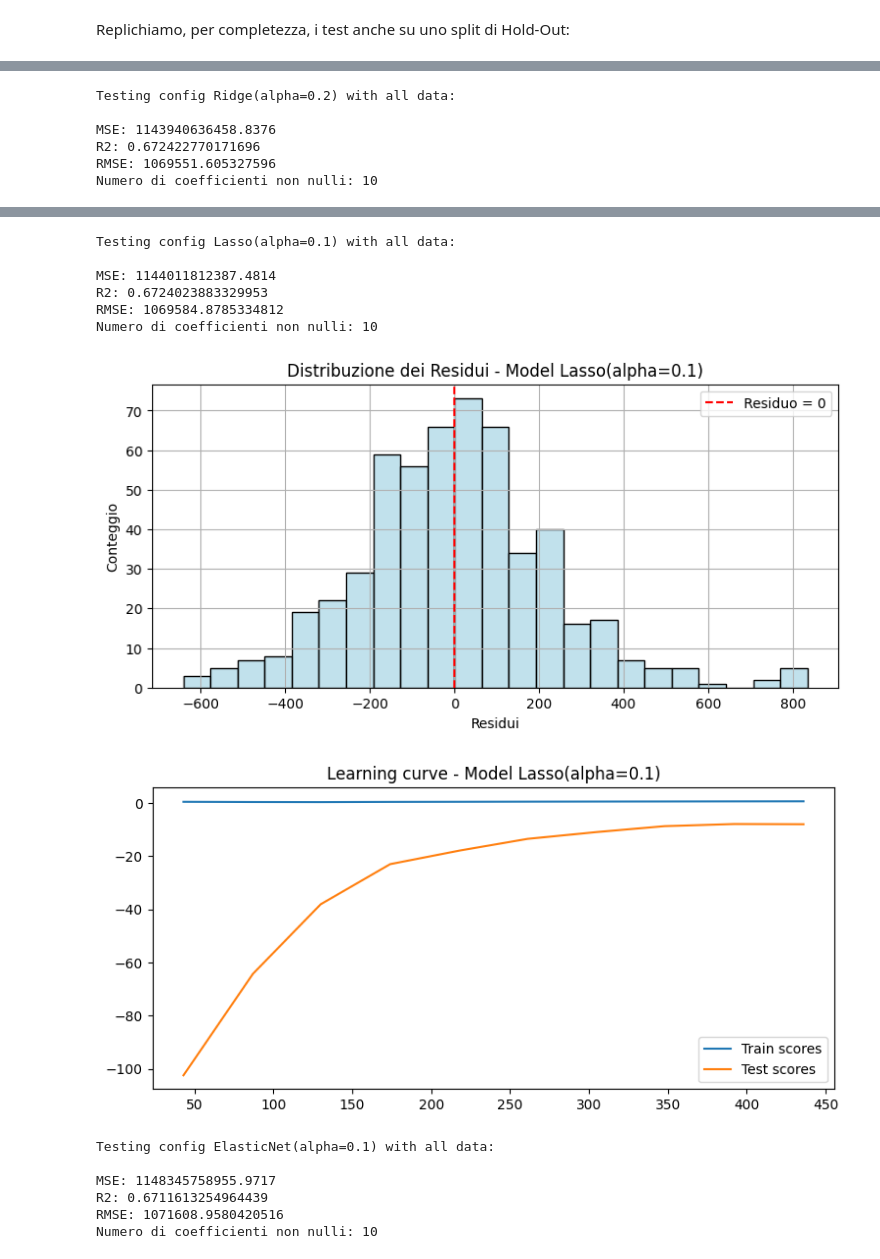
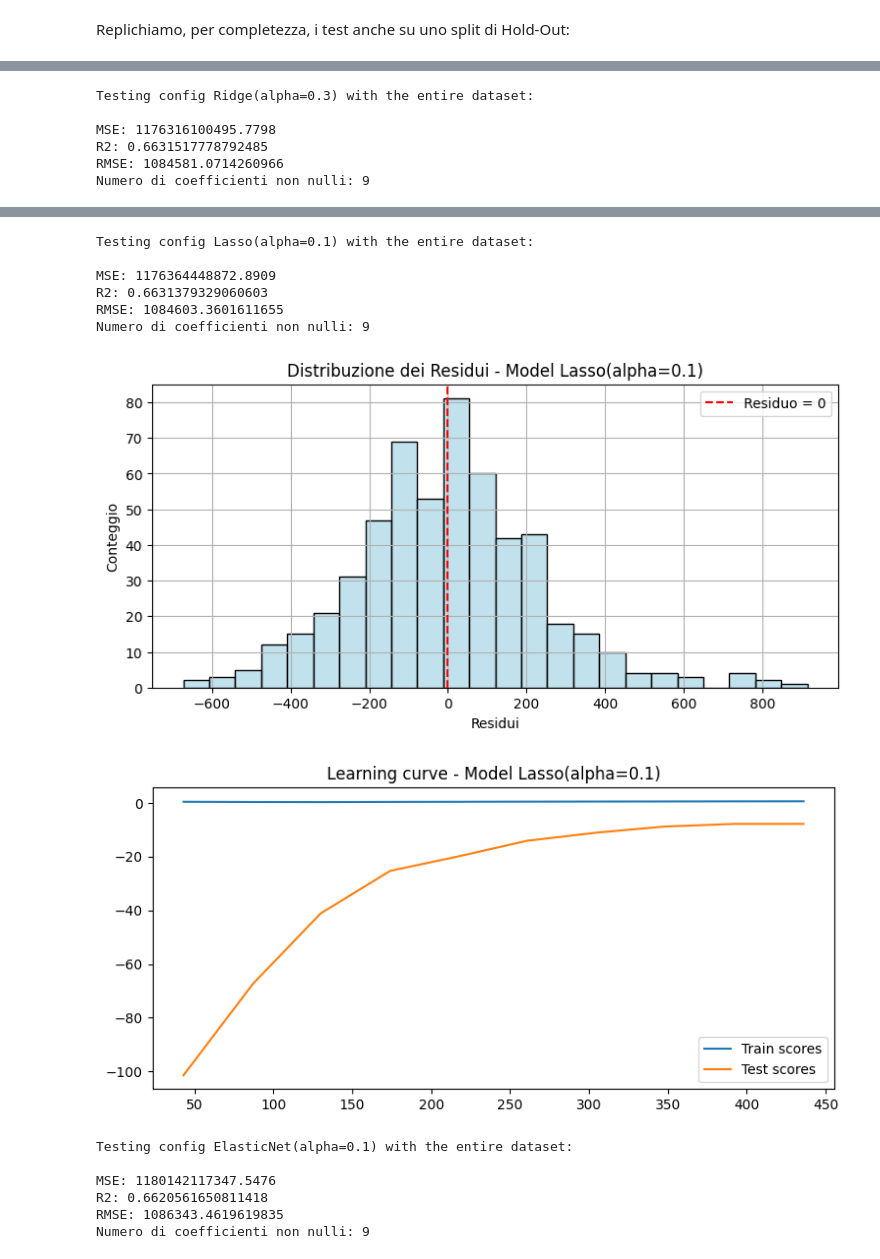
Before and after one commit to crypto-infinity/proai, a Jupyter notebook: course3-ml-basics/project/mercato_immobiliare.ipynb, the cells around one changed output, grey strips where cells are left out. Cells and saved outputs as stored; diff of their text form; code cells hidden in the pictures.

```diff
--- a/course3-ml-basics/project/mercato_immobiliare.ipynb
+++ b/course3-ml-basics/project/mercato_immobiliare.ipynb
@@ -419,4 +402,10 @@ Osservando le specifiche, la configurazione che produce un R2 più alto è la Ri
 * ElasticNet(alpha=0.1)
+# %%
+final_configs = [
+    Ridge(alpha=0.3),
+    Lasso(alpha=0.1),
+    ElasticNet(alpha=0.1, l1_ratio=0.5),
+]
 # %% [markdown]
 ### Addestramento/validazione su hold-out
 # %% [markdown]
@@ -427,0 +419,4 @@ X_train, X_test, y_train, y_test = train_test_split(X, y, test_size=0.2)
+# %%
+#Feature Scaling
+X_train = ss.fit_transform(X_train)
+X_test = ss.transform(X_test)
@@ -528,6 +533,0 @@ Definiamo le config scelte per tipo:
-# %%
-final_configs = [
-    Ridge(alpha=0.2),
-    Lasso(alpha=0.1),
-    ElasticNet(alpha=0.1, l1_ratio=0.5),
-]
@@ -536,12 +584,25 @@ E addestriamo/verifichiamo nuovamente i modelli:
+# %%
+#Feature Scaling
+X = ss.fit_transform(X)
 # %%
+metrics = {}
+
 for config in final_configs:
-    print(f"Testing config {config} with all data:\n")
+    print(f"Testing config {config} with the entire dataset:\n")
 
     model = config
 
+    #Model fit
     model.fit(X, y)
 
+    #Model evaluation
     mse_test, r2_test, rmse_test = evaluate_model(model, (X, y), squared=True, message="Modello migliore con tutti i dati.")
+
+    metrics[config] = {
+        "MSE": mse_test,
+        "R2": r2_test,
+        "RMSE": rmse_test
+    }
 
     non_zero_coeffs = np.sum(model.coef_ != 0)
 
@@ -554,9 +615,9 @@ for config in final_configs:
 
     show_learning_curve(config, (X, y))
 # %% [output]
-Testing config Ridge(alpha=0.2) with all data:
+Testing config Ridge(alpha=0.3) with the entire dataset:
 
-MSE: 1143940636458.8376
-R2: 0.672422770171696
-RMSE: 1069551.605327596
-Numero di coefficienti non nulli: 10
+MSE: 1176316100495.7798
+R2: 0.6631517778792485
+RMSE: 1084581.0714260966
+Numero di coefficienti non nulli: 9
@@ -565,14 +626,14 @@ Numero di coefficienti non nulli: 10
-Testing config Lasso(alpha=0.1) with all data:
+Testing config Lasso(alpha=0.1) with the entire dataset:
 
-MSE: 1144011812387.4814
-R2: 0.6724023883329953
-RMSE: 1069584.8785334812
-Numero di coefficienti non nulli: 10
+MSE: 1176364448872.8909
+R2: 0.6631379329060603
+RMSE: 1084603.3601611655
+Numero di coefficienti non nulli: 9
-[figure, old version]
+[figure, new version]
-[figure, old version]
+[figure, new version]
-Testing config ElasticNet(alpha=0.1) with all data:
+Testing config ElasticNet(alpha=0.1) with the entire dataset:
 
-MSE: 1148345758955.9717
-R2: 0.6711613254964439
-RMSE: 1071608.9580420516
-Numero di coefficienti non nulli: 10
+MSE: 1180142117347.5476
+R2: 0.6620561650811418
+RMSE: 1086343.4619619835
+Numero di coefficienti non nulli: 9
```
Also changed, not shown: parts of 45 cells of this notebook.
